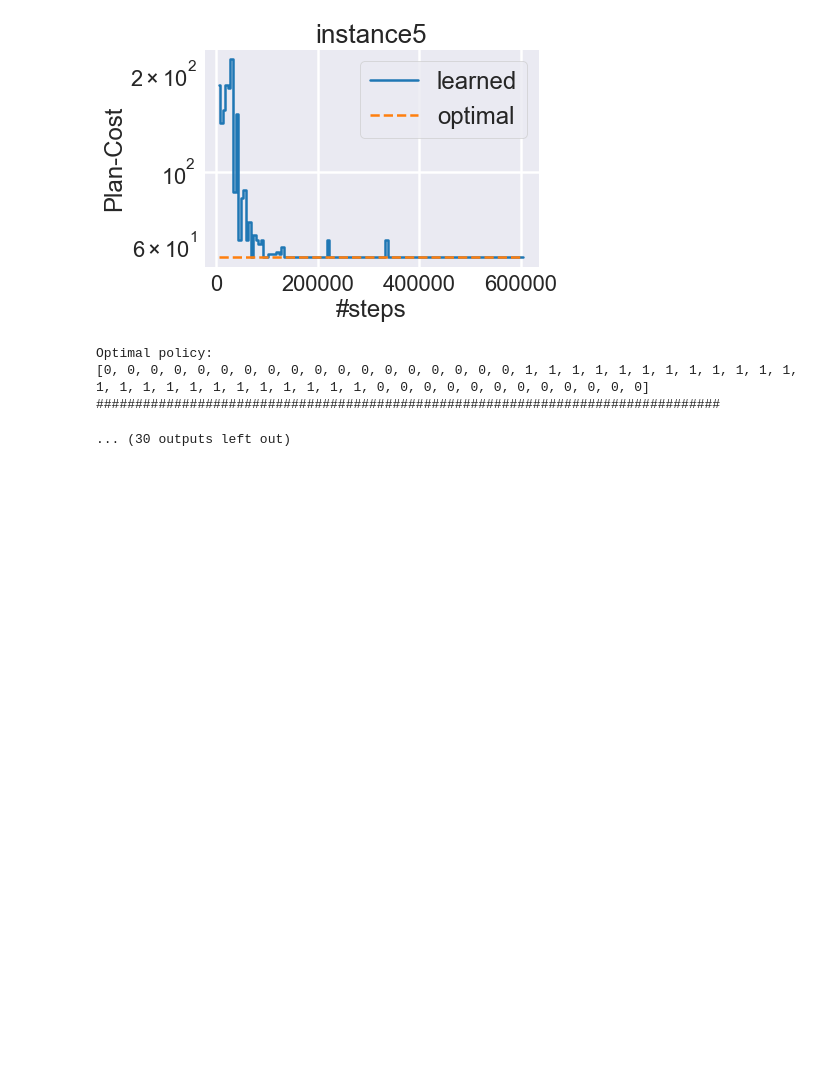
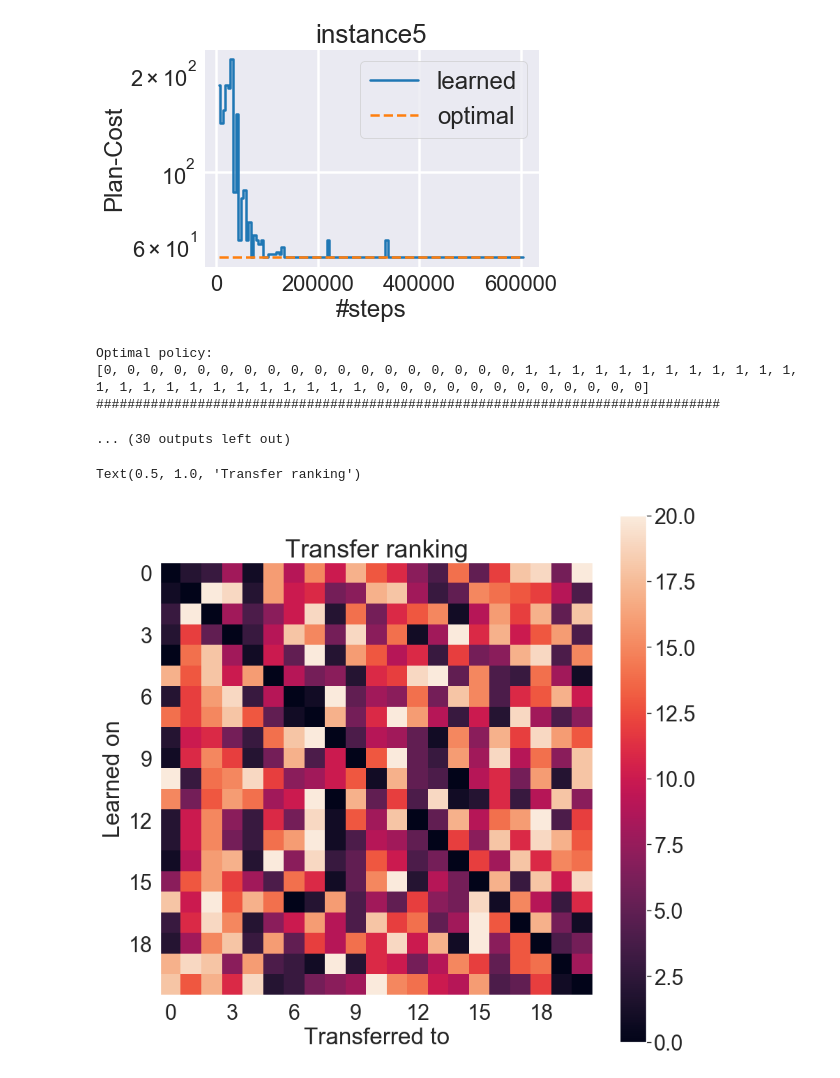
Before and after one commit to speckdavid/rl-plan, a Jupyter notebook: plotting/example_plots.ipynb, the cells around one changed output. Saved outputs shown, nothing was run; the diff lists cells and outputs as text; code cells hidden in the pictures; blank space fills up the shorter version.

```diff
--- a/plotting/example_plots.ipynb
+++ b/plotting/example_plots.ipynb
@@ -44,5 +386,5 @@ opt_cost_dict = {
 # %%
-exp_dir = '/mhome/biedenka/rl-plan-tmp/experiments'
+exp_dir = './experiments'
 for inst in range(21):
     df = pd.read_csv(os.path.join(exp_dir, 'instance%d' % inst, 'scores.txt'), sep='\t', index_col=None)
     plt.step(df.steps, df['mean'] * -1, where='mid', label='learned')
@@ -84,3 +426,42 @@ Optimal policy:
 [0, 0, 0, 0, 0, 0, 0, 0, 0, 0, 0, 0, 0, 0, 0, 0, 0, 0, 1, 1, 1, 1, 1, 1, 1, 1, 1, 1, 1, 1, 1, 1, 1, 1, 1, 1, 1, 1, 1, 1, 1, 1, 0, 0, 0, 0, 0, 0, 0, 0, 0, 0, 0, 0]
 ################################################################################
 ... (30 outputs left out)
+# %%
+mat = []
+for i in range(21):
+    mat.append([])
+    for j in range(21):
+        try:
+            data = -9999
+            with open(os.path.join(exp_dir, 'instance%d' % i, "best", 'instance%d.json' % j), 'r') as fh:
+                data = json.load(fh)['mean']
+                mat[-1].append(min(data + opt_cost_dict[j], -.1))
+        except FileNotFoundError:
+            mat[-1].append(0)
+mat = np.array(mat)
+# %%
+b = mat/np.min(mat, axis=0)
+rank_mat = []
+for l in b:
+    sort_idx = np.argsort(l)
+    ranks = [0 for _ in range(len(l))]
+    for rank, idx in enumerate(sort_idx):
+        ranks[idx] = rank
+    rank_mat.append(ranks)
+rank_mat = np.array(rank_mat)
+
+
+from matplotlib.ticker import MaxNLocator
+fig = plt.figure(figsize=(10,10), dpi=100)
+plt.imshow(rank_mat)
+plt.grid(False)
+plt.colorbar()
+ax = plt.gca()
+ax.xaxis.set_major_locator(MaxNLocator(integer=True))
+ax.yaxis.set_major_locator(MaxNLocator(integer=True))
+plt.ylabel('Learned on')
+plt.xlabel('Transferred to')
+plt.title('Transfer ranking')
+# %% [output]
+Text(0.5, 1.0, 'Transfer ranking')
+[figure, added]
```
Also changed, not shown: parts of 19 cells of this notebook, 3 other files.
